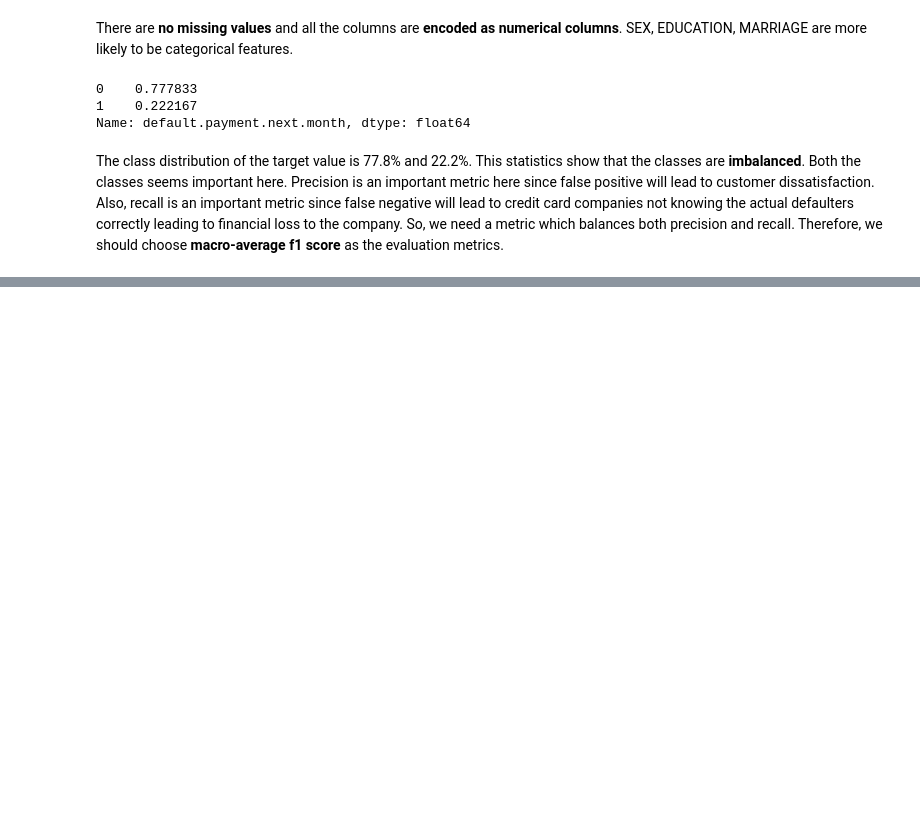
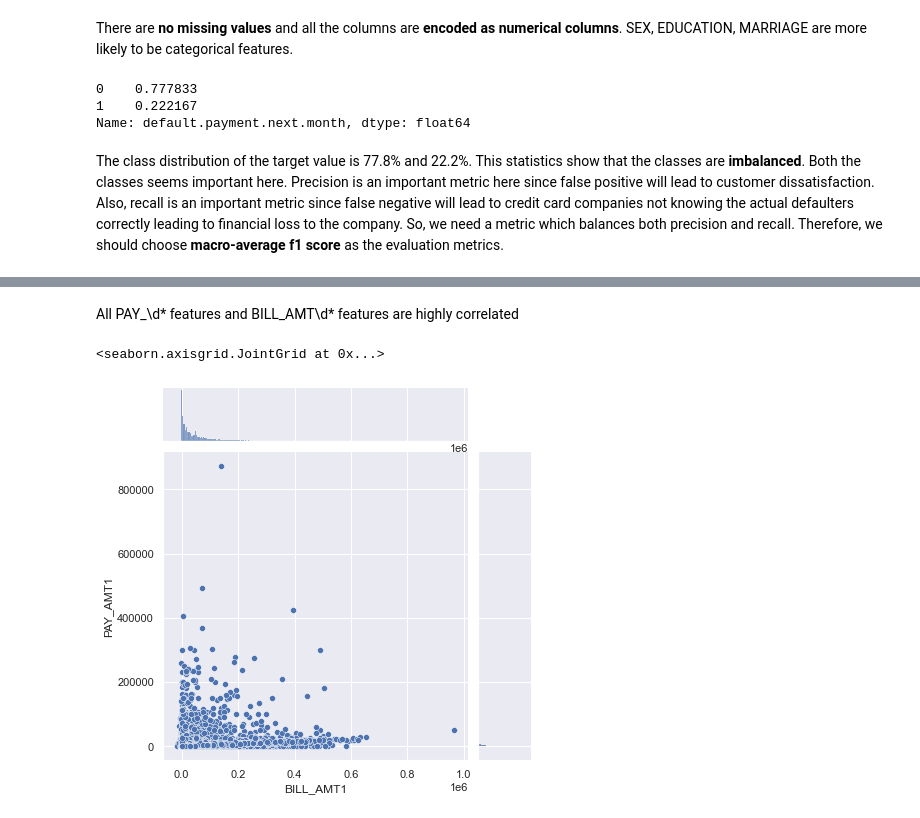
Before and after one commit to sheenasalwan/creditcard_defaulter_classification, a Jupyter notebook: creditcard_defaulter_classification.ipynb, the cells around one changed output, grey strips where cells are left out. Cells and saved outputs as stored; diff of their text form; code cells hidden in the pictures; blank space fills up the shorter version.

```diff
--- a/creditcard_defaulter_classification.ipynb
+++ b/creditcard_defaulter_classification.ipynb
@@ -76,0 +107,7 @@ The class distribution of the target value is 77.8% and 22.2%. This statistics s
+# %% [markdown]
+All PAY_\d* features and BILL_AMT\d* features are highly correlated
+# %%
+sns.jointplot(x="BILL_AMT1", y="PAY_AMT1", data=X_train)
+# %% [output]
+<seaborn.axisgrid.JointGrid at 0x...>
+[figure, added]
```
Also changed, not shown: parts of 14 cells of this notebook.
